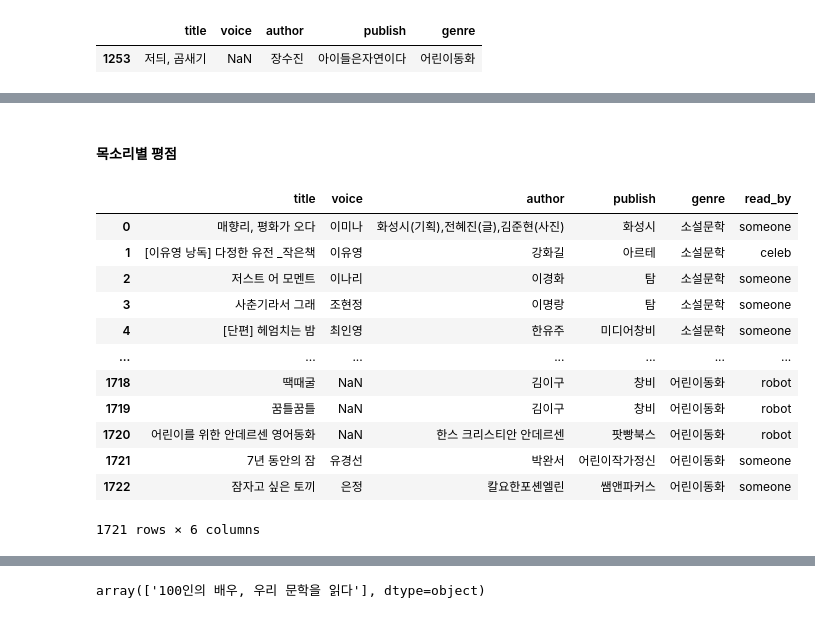
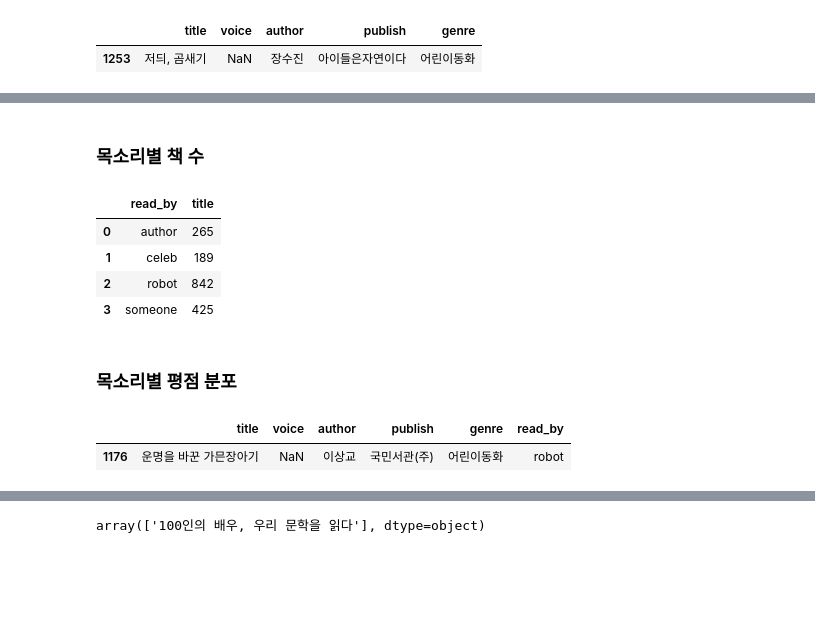
Before and after one commit to dataitgirls4/team_3, a Jupyter notebook: Recommendation_System.ipynb, the cells around one changed output, grey strips where cells are left out. Saved outputs shown, nothing was run; the diff lists cells and outputs as text; code cells hidden in the pictures; blank space fills up the shorter version.

```diff
--- a/Recommendation_System.ipynb
+++ b/Recommendation_System.ipynb
@@ -156,20 +165,19 @@ all_book.sample(5)
+# %% [markdown]
+### 목소리별 책 수
+# %%
+all_book.groupby('read_by')['title'].count().to_frame().reset_index()
+# %% [output]
+|  | read_by | title |
+| 0 | author | 265 |
+| 1 | celeb | 189 |
+| 2 | robot | 842 |
+| 3 | someone | 425 |
 # %% [markdown]
-#### 목소리별 평점
+### 목소리별 평점 분포
 # %%
-all_book
+all_book.sample()
 # %% [output]
 |  | title | voice | author | publish | genre | read_by |
-| 0 | 매향리, 평화가 오다 | 이미나 | 화성시(기획),전혜진(글),김준현(사진) | 화성시 | 소설문학 | someone |
-| 1 | [이유영 낭독] 다정한 유전 _작은책 | 이유영 | 강화길 | 아르테 | 소설문학 | celeb |
-| 2 | 저스트 어 모멘트 | 이나리 | 이경화 | 탐 | 소설문학 | someone |
-| 3 | 사춘기라서 그래 | 조현정 | 이명랑 | 탐 | 소설문학 | someone |
-| 4 | [단편] 헤엄치는 밤 | 최인영 | 한유주 | 미디어창비 | 소설문학 | someone |
-| ... | ... | ... | ... | ... | ... | ... |
-| 1718 | 땍때굴 | NaN | 김이구 | 창비 | 어린이동화 | robot |
-| 1719 | 꿈틀꿈틀 | NaN | 김이구 | 창비 | 어린이동화 | robot |
-| 1720 | 어린이를 위한 안데르센 영어동화 | NaN | 한스 크리스티안 안데르센 | 팟빵북스 | 어린이동화 | robot |
-| 1721 | 7년 동안의 잠 | 유경선 | 박완서 | 어린이작가정신 | 어린이동화 | someone |
-| 1722 | 잠자고 싶은 토끼 | 은정 | 칼요한포셴엘린 | 쌤앤파커스 | 어린이동화 | someone |
+| 1176 | 운명을 바꾼 가믄장아기 | NaN | 이상교 | 국민서관(주) | 어린이동화 | robot |
-1721 rows × 6 columns
 # %%
 review_by_voice = all_review.merge(all_book[['title', 'read_by']], how='left').pivot_table(index = "nickname", columns = 'read_by', values = "rating", aggfunc = "mean")
```
Also changed, not shown: parts of 66 cells of this notebook.
